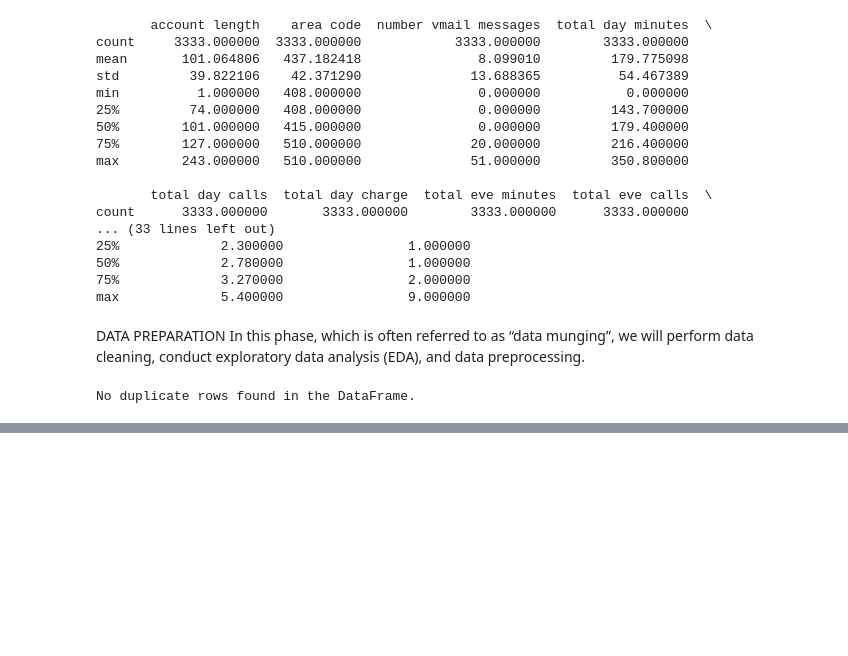
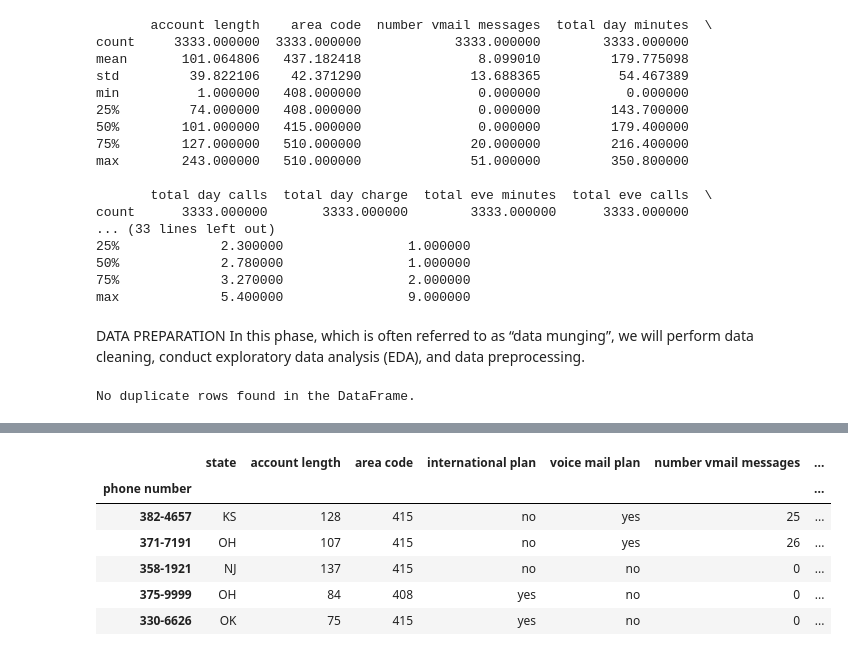
Before and after one commit to TyrionCodister/Churn-in-Telecom-, a Jupyter notebook: Syria Tel Churn Prediction.ipynb, the cells around one changed output, grey strips where cells are left out. Cells and saved outputs as stored; diff of their text form; code cells hidden in the pictures; blank space fills up the shorter version.

```diff
--- a/Syria Tel Churn Prediction.ipynb
+++ b/Syria Tel Churn Prediction.ipynb
@@ -324,0 +400,11 @@ No duplicate rows found in the DataFrame.
+# %%
+#making sure the changes have been effected
+df_loader.get_head()
+# %% [output]
+|  | state | account length | area code | international plan | voice mail plan | number vmail messages | ... |
+| phone number |  |  |  |  |  |  | ... |
+| 382-4657 | KS | 128 | 415 | no | yes | 25 | ... |
+| 371-7191 | OH | 107 | 415 | no | yes | 26 | ... |
+| 358-1921 | NJ | 137 | 415 | no | no | 0 | ... |
+| 375-9999 | OH | 84 | 408 | yes | no | 0 | ... |
+| 330-6626 | OK | 75 | 415 | yes | no | 0 | ... |
```
Also changed, not shown: parts of 4 cells of this notebook.
